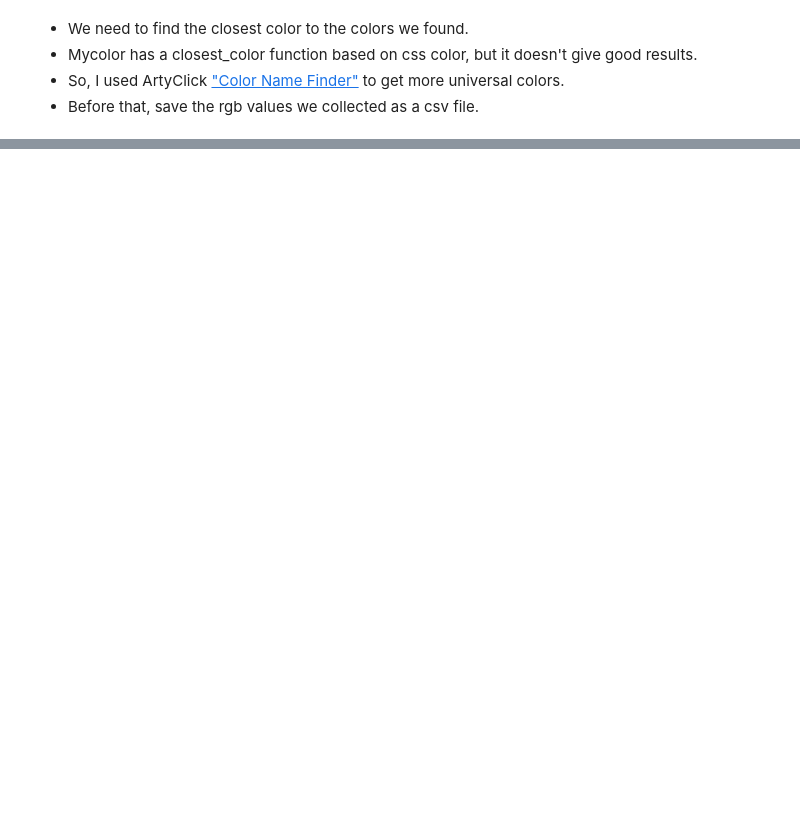
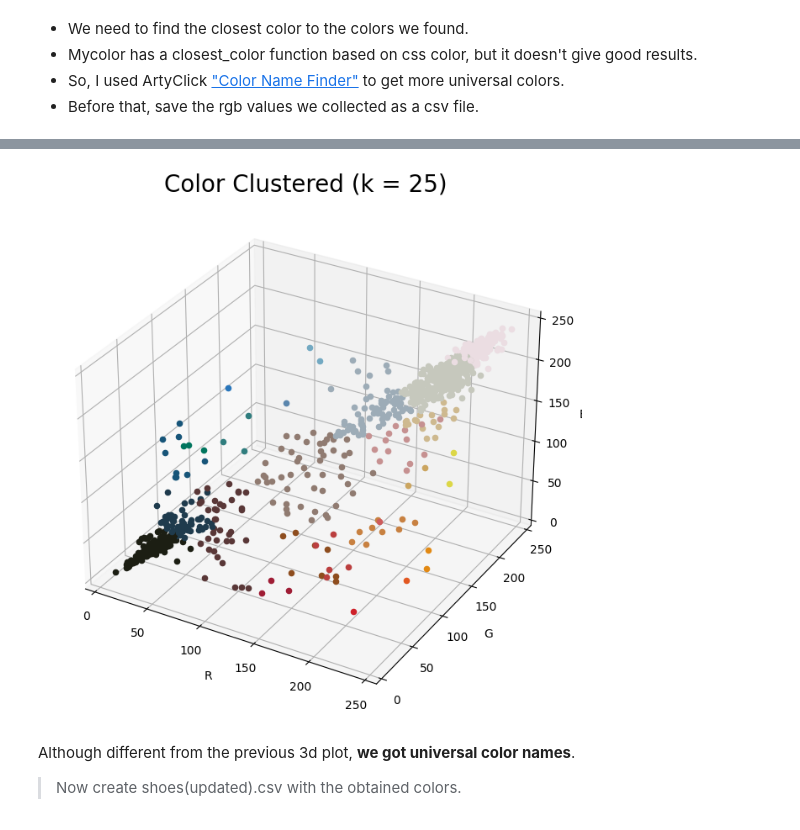
Before and after one commit to jrsky723/ShoeColor, a Jupyter notebook: color/ColorClustering.ipynb, the cells around one changed output, grey strips where cells are left out. Drawn from its saved outputs; the diff is of its cells as text; code cells hidden in the pictures; blank space fills up the shorter version.

```diff
--- a/color/ColorClustering.ipynb
+++ b/color/ColorClustering.ipynb
@@ -215,0 +214,15 @@ Find adjacent RGB and its names of 25 colors and save them as a csv file.
+# %%
+main_colors = []
+with open("../data/main_colors.csv", 'r', encoding ='utf-8')  as f:
+  for items in csv.reader(f):
+    if items[0].startswith('#'): continue
+    main_colors.append({'name' : items[0], 'RGB' : items[1]})
+
+colors = []
+names = []
+for idx, row in df.iterrows():
+  colors.append(np.array(eval(main_colors[row['cluster']]['RGB'])))
+  names.append(main_colors[row['cluster']]['name'])
+df['color'] = colors
+df['name'] = names
+df
@@ -215,0 +243,8 @@ Find adjacent RGB and its names of 25 colors and save them as a csv file.
+# %%
+show_data_3d(df)
+# %% [output]
+[figure, added]
+# %% [markdown]
+
+Although different from the previous 3d plot, **we got universal color names**.
+>Now create shoes(updated).csv with the obtained colors.
```
Also changed, not shown: parts of 18 cells of this notebook, 7 other files.
